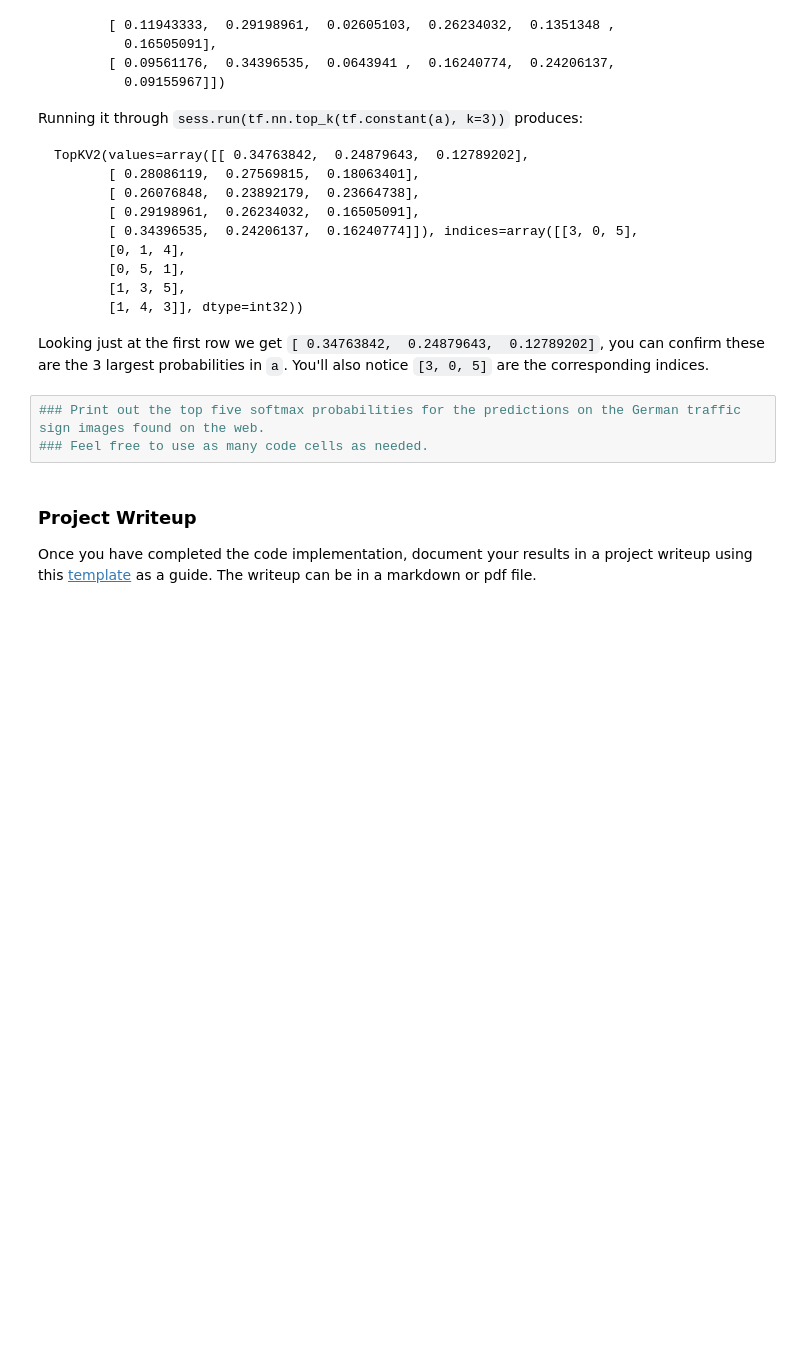
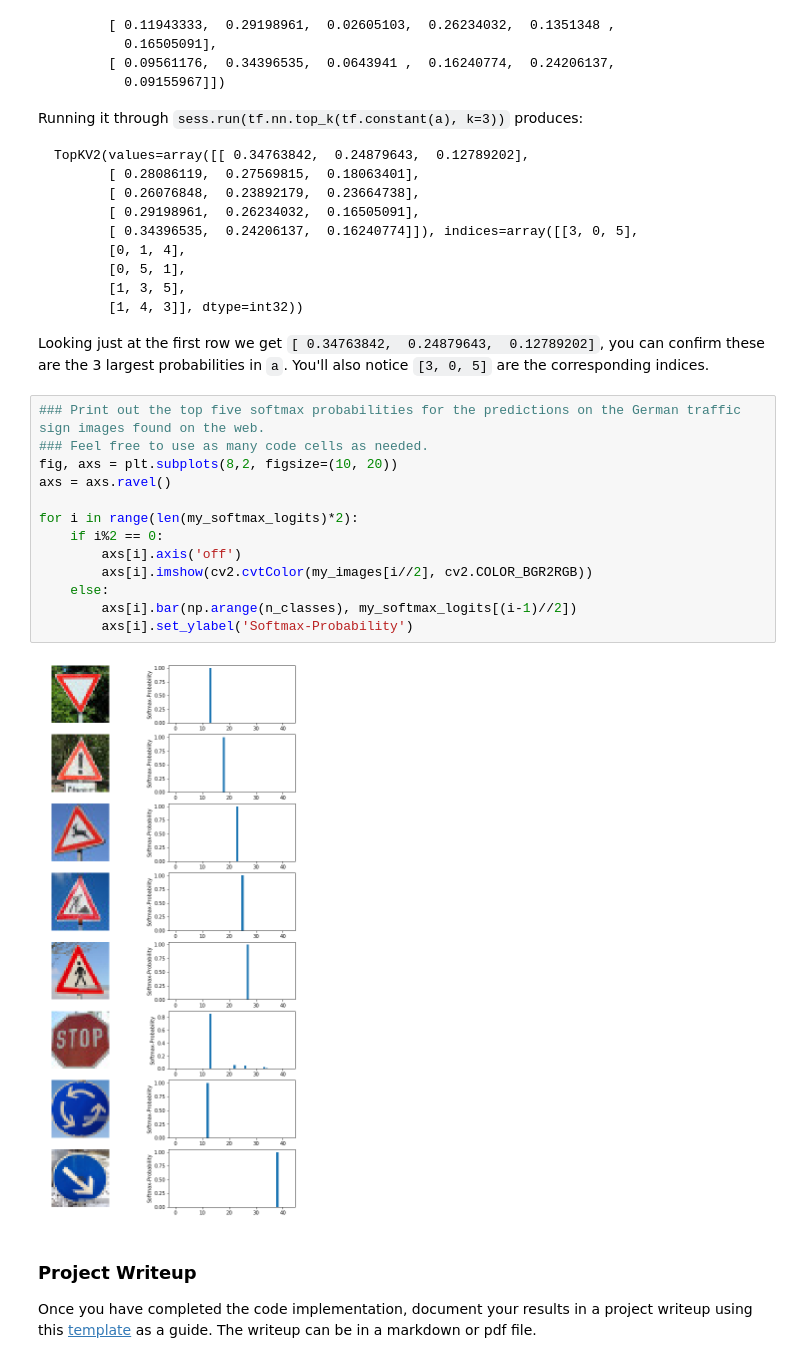
Before and after one commit to josephRog/CarND-Traffic-Sign-Classifier-Project, a Jupyter notebook: Traffic_Sign_Classifier.ipynb, the cells around one changed output. Saved outputs shown, nothing was run; the diff lists cells and outputs as text; blank space fills up the shorter version.

```diff
--- a/Traffic_Sign_Classifier.ipynb
+++ b/Traffic_Sign_Classifier.ipynb
@@ -535,6 +564,18 @@ Looking just at the first row we get `[ 0.34763842,  0.24879643,  0.12789202]`,
 # %%
 ### Print out the top five softmax probabilities for the predictions on the German traffic sign images found on the web.
 ### Feel free to use as many code cells as needed.
+fig, axs = plt.subplots(8,2, figsize=(10, 20))
+axs = axs.ravel()
+
+for i in range(len(my_softmax_logits)*2):
+    if i%2 == 0:
+        axs[i].axis('off')
+        axs[i].imshow(cv2.cvtColor(my_images[i//2], cv2.COLOR_BGR2RGB))
+    else:
+        axs[i].bar(np.arange(n_classes), my_softmax_logits[(i-1)//2])
+        axs[i].set_ylabel('Softmax-Probability')
+# %% [output]
+[figure, added]
 # %% [markdown]
 ### Project Writeup
 
```
Also changed, not shown: parts of 10 cells of this notebook, 6 other files.
